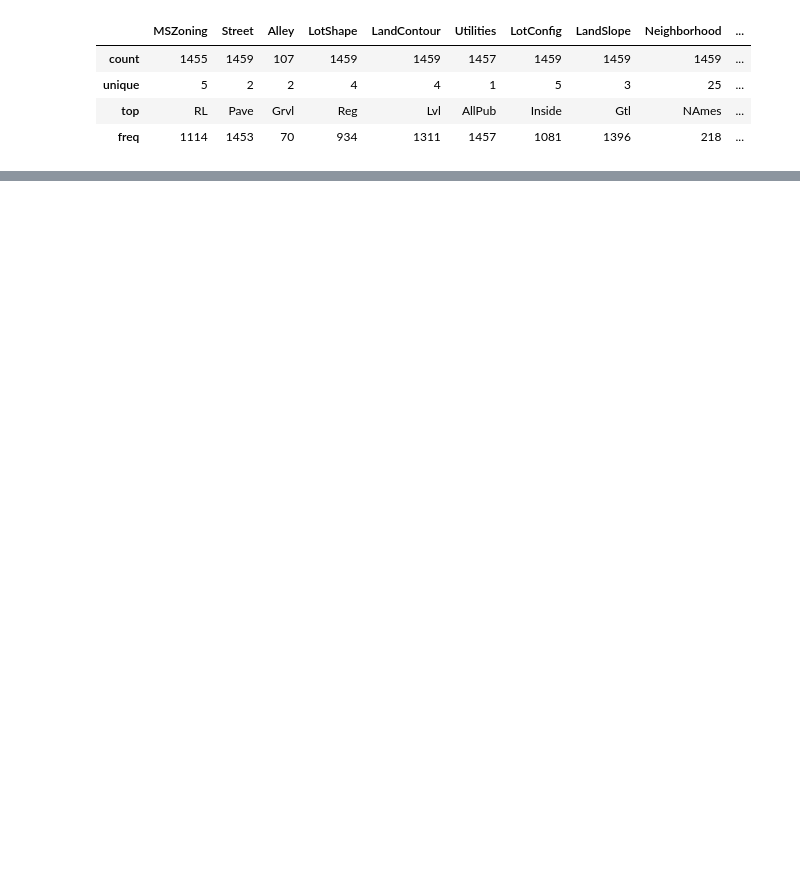
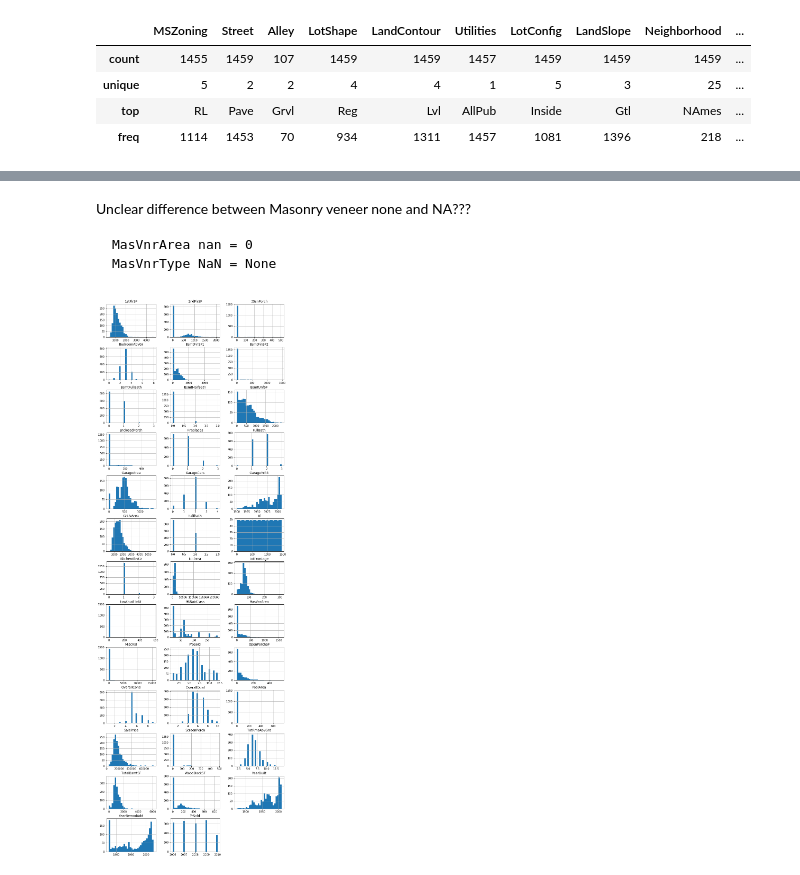
Before and after one commit to pmgasper/kaggle_learn, a Jupyter notebook: machine_learning/iowa_housing.ipynb, the cells around one changed output, grey strips where cells are left out. Cells and saved outputs as stored; diff of their text form; code cells hidden in the pictures; blank space fills up the shorter version.

```diff
--- a/machine_learning/iowa_housing.ipynb
+++ b/machine_learning/iowa_housing.ipynb
@@ -87,0 +160,13 @@ test_raw.select_dtypes(include='object').describe()
+# %% [markdown]
+Unclear difference between Masonry veneer none and NA???
+
+    MasVnrArea nan = 0
+    MasVnrType NaN = None
+# %%
+# Rough histograms of numerical features
+n_num = train_raw.select_dtypes(exclude='object').shape[1]
+train_raw.hist(figsize=(12, n_num), bins=30,
+               layout=(int(np.ceil(n_num / 3)), 3))
+plt.show()
+# %% [output]
+[figure, added]
```
Also changed, not shown: parts of 14 cells of this notebook.
